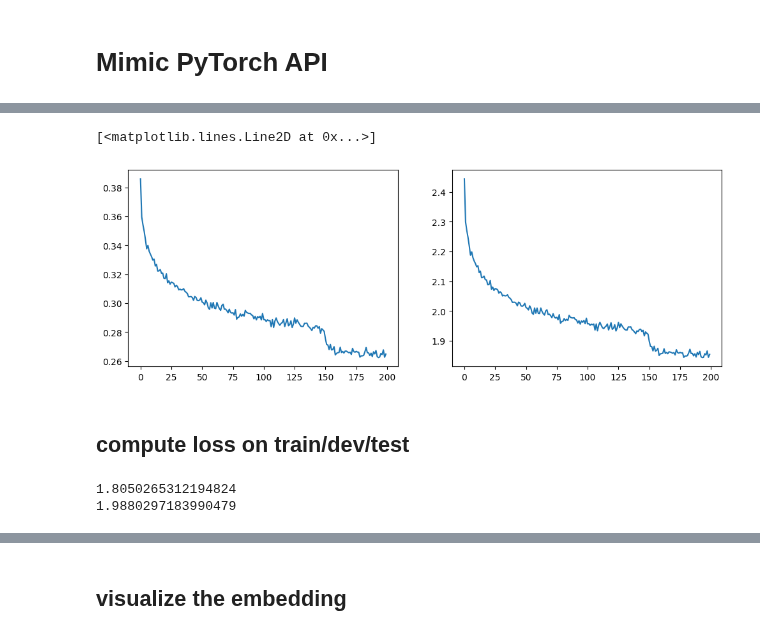
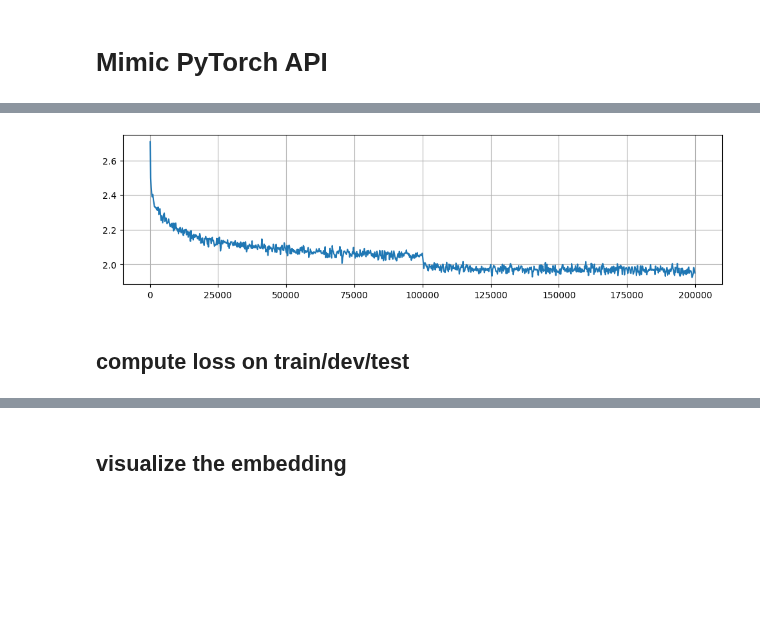
Before and after one commit to steve-z-seattle/neural-language-models, a Jupyter notebook: lm/05b-wavenet.ipynb, the cells around one changed output, grey strips where cells are left out. Cells and saved outputs as stored; diff of their text form; code cells hidden in the pictures; blank space fills up the shorter version.

```diff
--- a/lm/05b-wavenet.ipynb
+++ b/lm/05b-wavenet.ipynb
@@ -309,11 +223,13 @@ for layer in model.layers:
-# %%
-plt.figure(figsize=(12, 4))
-plt.subplot(121)
-plt.plot(torch.tensor(loglossi[0:]).view(-1, 1000).mean(1))
-plt.subplot(122)
-plt.plot(torch.tensor(lossi[0:]).view(-1, 1000).mean(1))
-# %% [output]
-[<matplotlib.lines.Line2D at 0x...>]
-[figure, removed]
+# %%
+group_size = 200
+plt.figure(figsize=(12,3))
+plt.plot(
+    torch.arange(len(lossi)).view(-1, group_size).float().mean(1),
+    torch.tensor(lossi).view(-1, group_size).mean(1)
+)
+plt.grid()
+plt.show()
+# %% [output]
+[figure, added]
 # %% [markdown]
 ## compute loss on train/dev/test
@@ -326,10 +242,3 @@ def eval_dataset(X, Y):
         logits = model(X)
         loss = F.cross_entropy(logits, Y)
         print(loss.item())
-# %%
-eval_dataset(Xtr, Ytr)
-eval_dataset(Xdv, Ydv)
-# eval_dataset(Xte, Yte)
-# %% [output]
-1.8050265312194824
-1.9880297183990479
```
Also changed, not shown: parts of 29 cells of this notebook.
